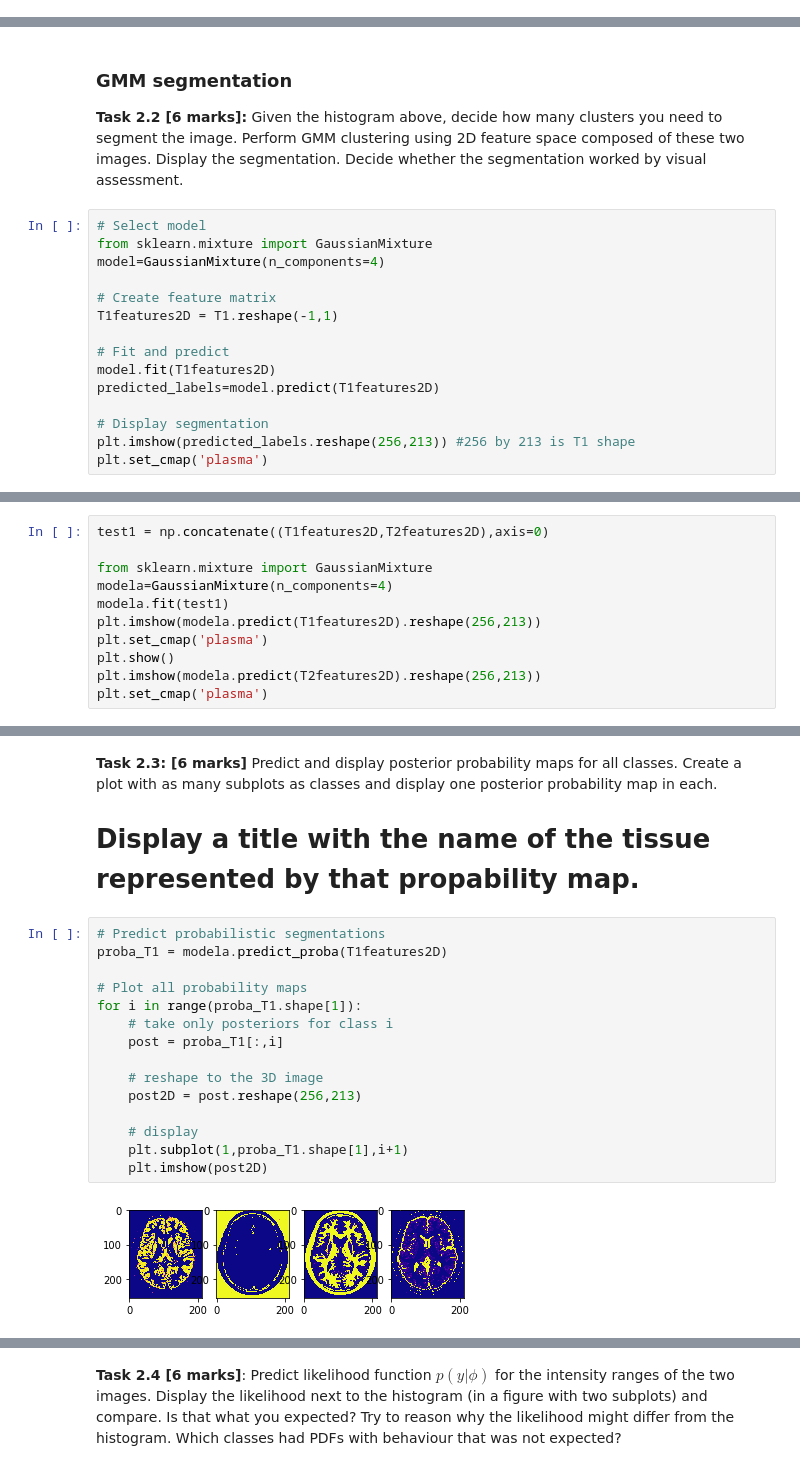
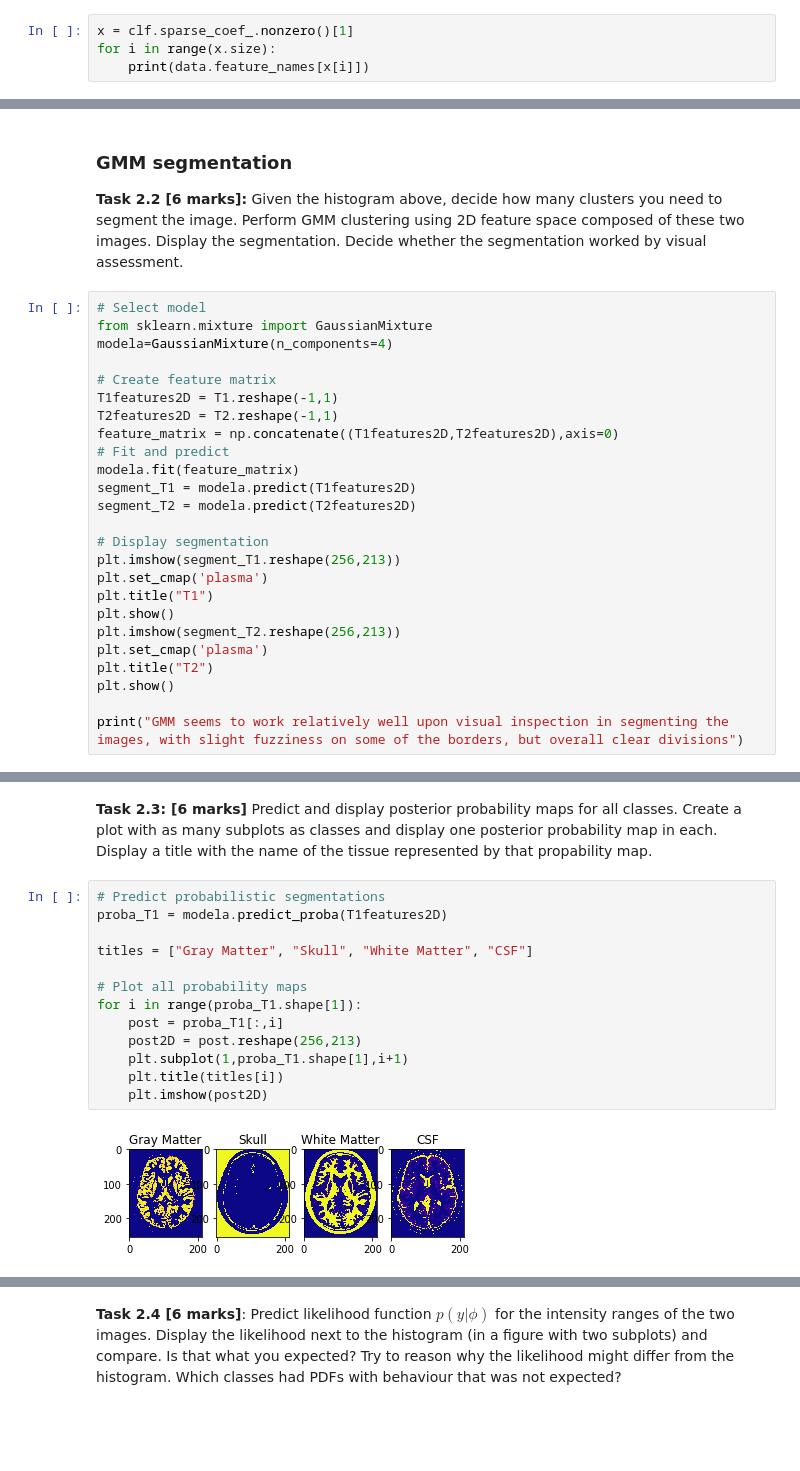
Before and after one commit to burtonye/ML_Coursework2, a Jupyter notebook: Coursework2_Ye.ipynb, the cells around one changed output, grey strips where cells are left out. Saved outputs shown, nothing was run; the diff lists cells and outputs as text; blank space fills up the shorter version.

```diff
--- a/Coursework2_Ye.ipynb
+++ b/Coursework2_Ye.ipynb
@@ -210,0 +266,4 @@ Decribe your new test and how you arrived at the solution. Explain why this new
+# %%
+x = clf.sparse_coef_.nonzero()[1]
+for i in range(x.size):
+    print(data.feature_names[x[i]])
@@ -254,16 +317,26 @@ plt.show()
 # %%
 # Select model
 from sklearn.mixture import GaussianMixture
-model=GaussianMixture(n_components=4)
+modela=GaussianMixture(n_components=4)
 
 # Create feature matrix
 T1features2D = T1.reshape(-1,1)
-
+T2features2D = T2.reshape(-1,1)
+feature_matrix = np.concatenate((T1features2D,T2features2D),axis=0)
 # Fit and predict
-model.fit(T1features2D)
-predicted_labels=model.predict(T1features2D)
+modela.fit(feature_matrix)
+segment_T1 = modela.predict(T1features2D)
+segment_T2 = modela.predict(T2features2D)
 
 # Display segmentation
-plt.imshow(predicted_labels.reshape(256,213)) #256 by 213 is T1 shape
+plt.imshow(segment_T1.reshape(256,213))
 plt.set_cmap('plasma')
+plt.title("T1")
+plt.show()
+plt.imshow(segment_T2.reshape(256,213))
+plt.set_cmap('plasma')
+plt.title("T2")
+plt.show()
+
+print("GMM seems to work relatively well upon visual inspection in segmenting the images, with slight fuzziness on some of the borders, but overall clear divisions")
 # %% [output]
@@ -288,11 +345,0 @@ plt.set_cmap('plasma')
-# %%
-test1 = np.concatenate((T1features2D,T2features2D),axis=0)
-
-from sklearn.mixture import GaussianMixture
-modela=GaussianMixture(n_components=4)
-modela.fit(test1)
-plt.imshow(modela.predict(T1features2D).reshape(256,213))
-plt.set_cmap('plasma')
-plt.show()
-plt.imshow(modela.predict(T2features2D).reshape(256,213))
-plt.set_cmap('plasma')
@@ -302,23 +346,20 @@ plt.set_cmap('plasma')
 # %% [markdown]
-**Task 2.3: [6 marks]** Predict and display posterior probability maps for all classes. Create a plot with as many subplots as classes and display one posterior probability map in each.
-# Display a title with the name of the tissue represented by that propability map.
+**Task 2.3: [6 marks]** Predict and display posterior probability maps for all classes. Create a plot with as many subplots as classes and display one posterior probability map in each. Display a title with the name of the tissue represented by that propability map.
 # %%
 # Predict probabilistic segmentations
 proba_T1 = modela.predict_proba(T1features2D)
 
+titles = ["Gray Matter", "Skull", "White Matter", "CSF"]
+
 # Plot all probability maps
 for i in range(proba_T1.shape[1]):
-    # take only posteriors for class i
     post = proba_T1[:,i]
-
-    # reshape to the 3D image
     post2D = post.reshape(256,213)
-
-    # display
     plt.subplot(1,proba_T1.shape[1],i+1)
+    plt.title(titles[i])
     plt.imshow(post2D)
 # %% [output]
-[figure, old version]
+[figure, new version]
 # %%
 # Predict probabilistic segmentations
 proba_T2 = modela.predict_proba(T2features2D)
```
Also changed, not shown: parts of 35 cells of this notebook.
